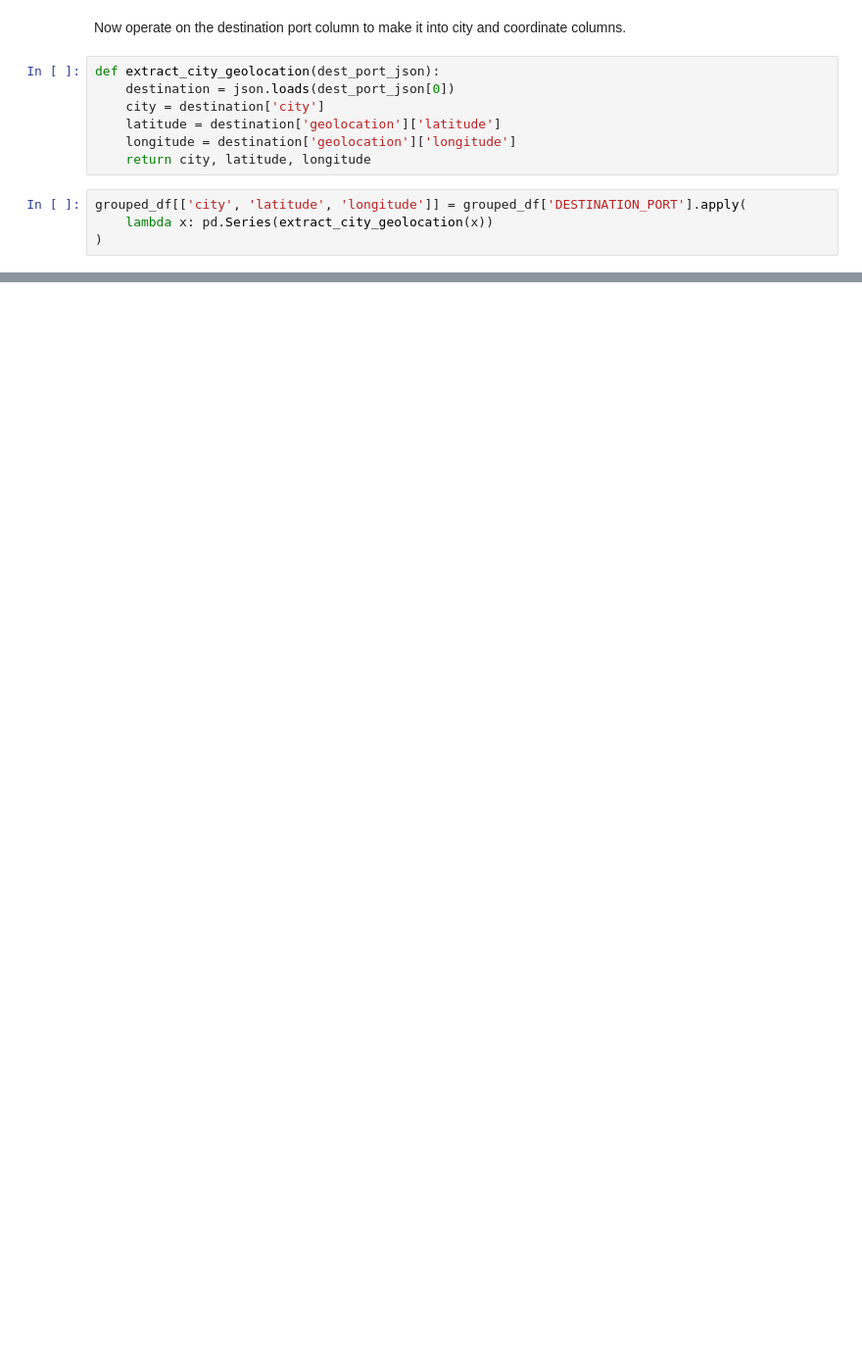
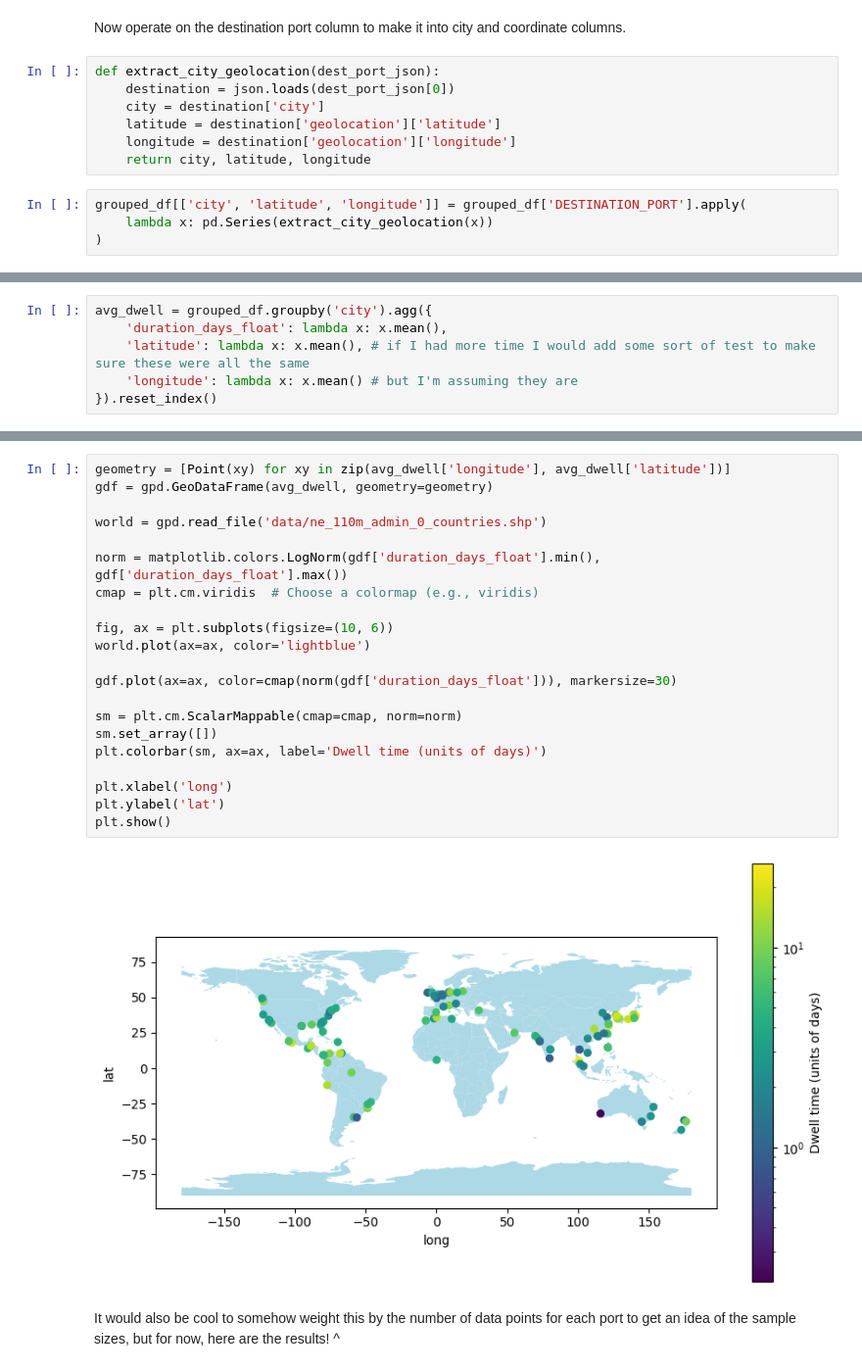
Before and after one commit to beckynevin/ShipIt, a Jupyter notebook: ExploreData.ipynb, the cells around one changed output, grey strips where cells are left out. Shown: that part at 98% size. Cells and saved outputs as stored; diff of their text form; blank space fills up the shorter version.

```diff
--- a/ExploreData.ipynb
+++ b/ExploreData.ipynb
@@ -615,0 +650,6 @@ ModuleNotFoundError: No module named 'geopandas'
+# %%
+avg_dwell = grouped_df.groupby('city').agg({
+    'duration_days_float': lambda x: x.mean(),
+    'latitude': lambda x: x.mean(), # if I had more time I would add some sort of test to make sure these were all the same
+    'longitude': lambda x: x.mean() # but I'm assuming they are
+}).reset_index()
@@ -615,0 +672,25 @@ ModuleNotFoundError: No module named 'geopandas'
+# %%
+geometry = [Point(xy) for xy in zip(avg_dwell['longitude'], avg_dwell['latitude'])]
+gdf = gpd.GeoDataFrame(avg_dwell, geometry=geometry)
+
+world = gpd.read_file('data/ne_110m_admin_0_countries.shp')
+
+norm = matplotlib.colors.LogNorm(gdf['duration_days_float'].min(), gdf['duration_days_float'].max())
+cmap = plt.cm.viridis  # Choose a colormap (e.g., viridis)
+
+fig, ax = plt.subplots(figsize=(10, 6))
+world.plot(ax=ax, color='lightblue')
+
+gdf.plot(ax=ax, color=cmap(norm(gdf['duration_days_float'])), markersize=30)
+
+sm = plt.cm.ScalarMappable(cmap=cmap, norm=norm)
+sm.set_array([])
+plt.colorbar(sm, ax=ax, label='Dwell time (units of days)')
+
+plt.xlabel('long')
+plt.ylabel('lat')
+plt.show()
+# %% [output]
+[figure, added]
+# %% [markdown]
+It would also be cool to somehow weight this by the number of data points for each port to get an idea of the sample sizes, but for now, here are the results! ^
```
Also changed, not shown: parts of 13 cells of this notebook.
